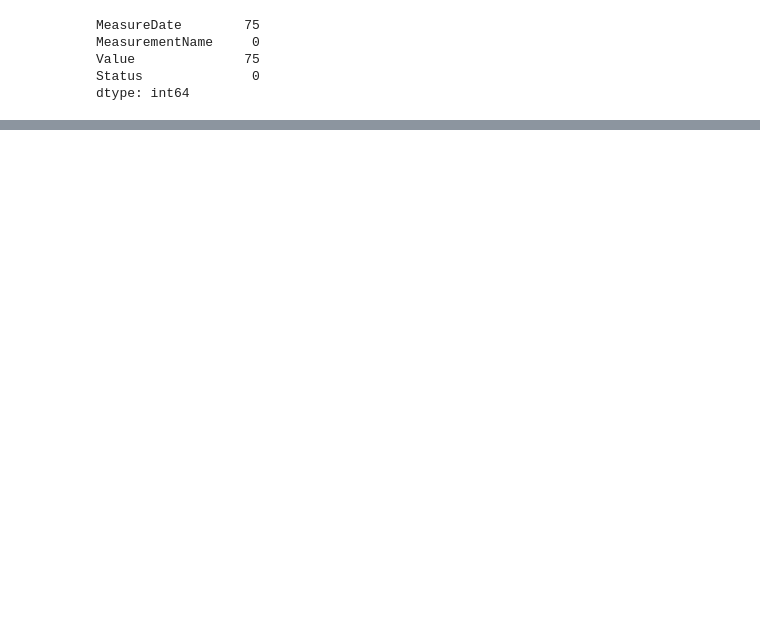
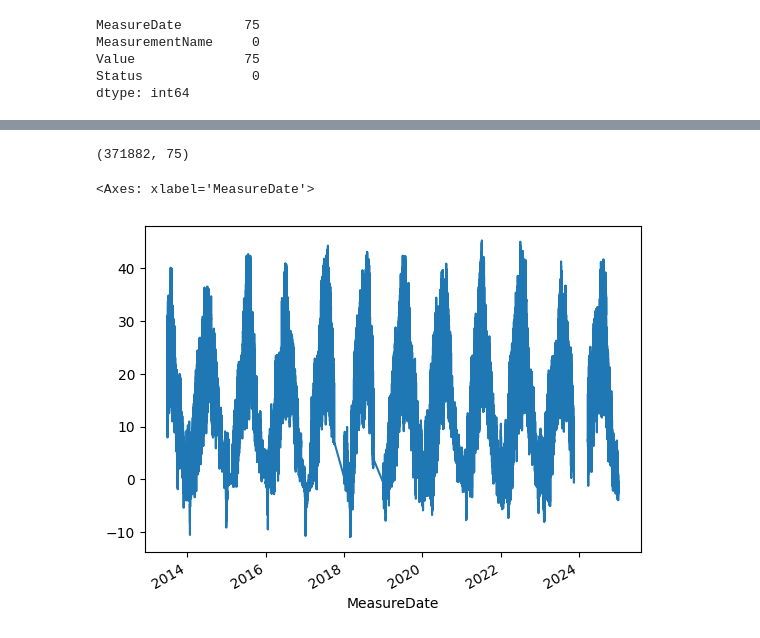
Before and after one commit to Cunoo/MasterThesis, a Jupyter notebook: src/data_prep.ipynb, the cells around one changed output, grey strips where cells are left out. Saved outputs shown, nothing was run; the diff lists cells and outputs as text; code cells hidden in the pictures; blank space fills up the shorter version.

Commit message:
Pivot dataset to wide format; convert types; and save as Parquet for efficient loading; Resample to daily averages for ML efficiency

```diff
--- a/src/data_prep.ipynb
+++ b/src/data_prep.ipynb
@@ -46,0 +29,3 @@ dtype: int64
+# %%
+df = df.dropna()
+df.isnull().sum()
@@ -46,0 +60,21 @@ dtype: int64
+# %%
+df["MeasureDate"] = pd.to_datetime(
+    df["MeasureDate"],
+    format="%d.%m.%y %H:%M",
+    errors="coerce"
+)
+
+df["Value"] = (
+    df["Value"]
+    .str.replace(",", ".", regex=False)
+    .str.extract(r"([-+]?\d*\.?\d+)")[0]
+    .astype(float)
+)
+
+df["MeasurementName"] = df["MeasurementName"].astype("category")
+print(df.dtypes)
+
+print("Total rows:", len(df))
+print("Valid MeasureDate:", df["MeasureDate"].notna().sum())
+print("Valid Value:", df["Value"].notna().sum())
+print("Unique MeasurementName:", df["MeasurementName"].nunique())
@@ -46,0 +91,13 @@ dtype: int64
+# %%
+# make pivot faster
+df  = df.sort_values("MeasureDate")
+df = df.set_index("MeasureDate")
+# %%
+pivot_df = df.pivot_table(
+    index="MeasureDate",
+    columns="MeasurementName",
+    values="Value",
+    aggfunc="mean",
+    observed=True
+)
+pivot_df.head()
@@ -46,0 +113,11 @@ dtype: int64
+# %%
+print(pivot_df.shape)
+pivot_df.to_parquet("../data/pivot_data.parquet")
+# %% [output]
+(371882, 75)
+# %%
+pivot_df.describe()               # summary stats
+pivot_df["Weather Station temperature (5+) degC"].plot()    # plot one variable
+# %% [output]
+<Axes: xlabel='MeasureDate'>
+[figure, added]
```
Also changed, not shown: parts of 12 cells of this notebook, 3 other files.
